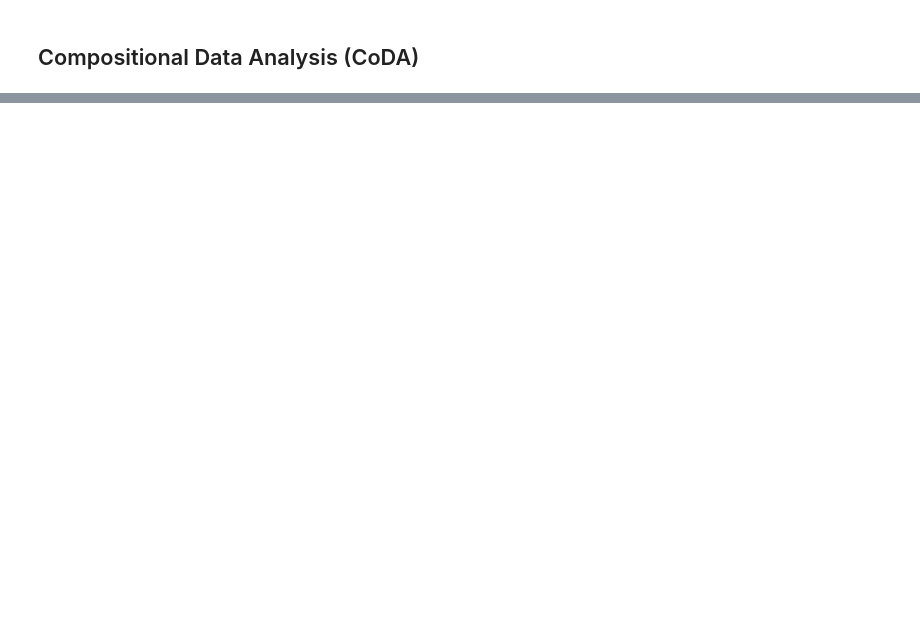
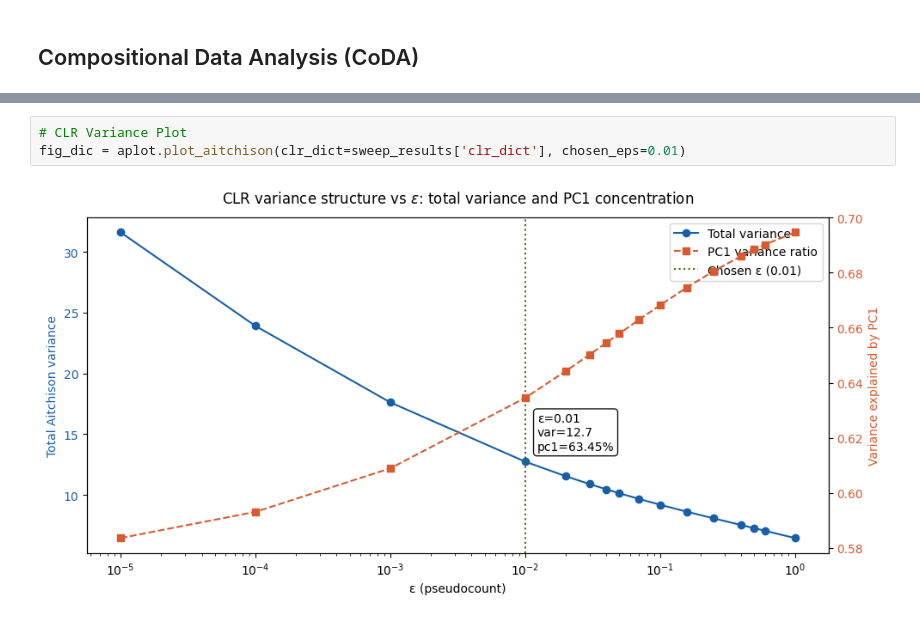
Before and after one commit to SirErikPak/ChicagoCrime, a Jupyter notebook: Notebook/ChicagoCrimeDetection.ipynb, the cells around one changed output, grey strips where cells are left out. Cells and saved outputs as stored; diff of their text form; blank space fills up the shorter version.

```diff
--- a/Notebook/ChicagoCrimeDetection.ipynb
+++ b/Notebook/ChicagoCrimeDetection.ipynb
@@ -478,0 +336,5 @@ By choosing **0.02**, you’ve effectively silenced the "screaming" (the artifac
+# %%
+# CLR Variance Plot
+fig_dic = aplot.plot_aitchison(clr_dict=sweep_results['clr_dict'], chosen_eps=0.01)
+# %% [output]
+[figure, added]
```
Also changed, not shown: parts of 31 cells of this notebook, 8 other files.
